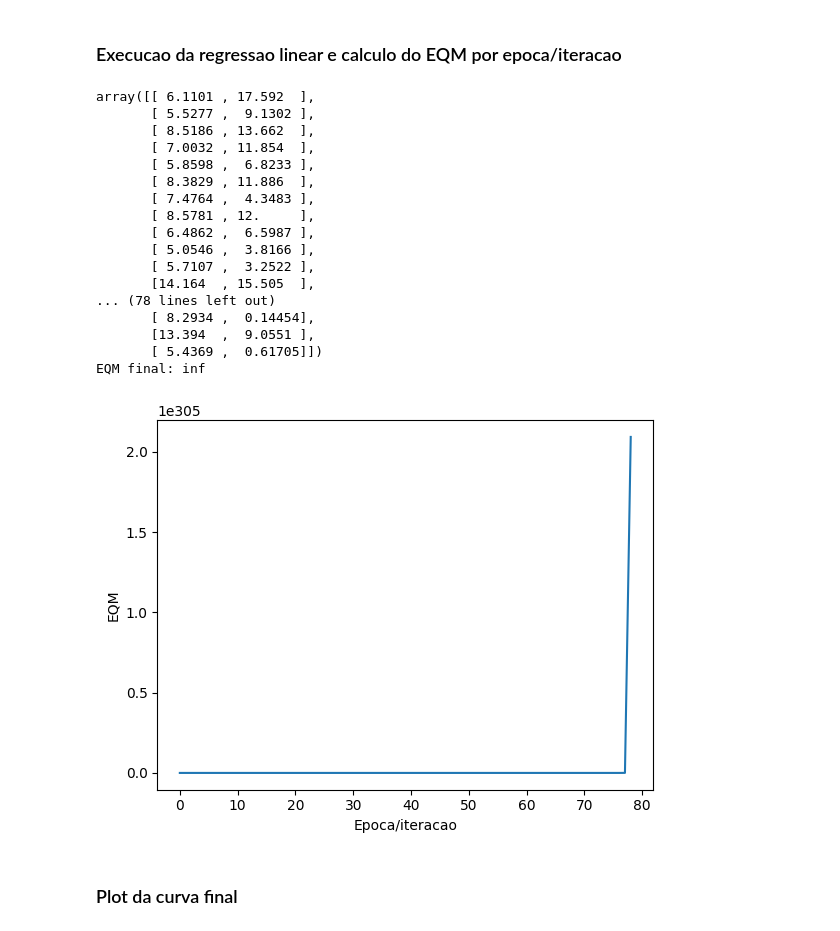
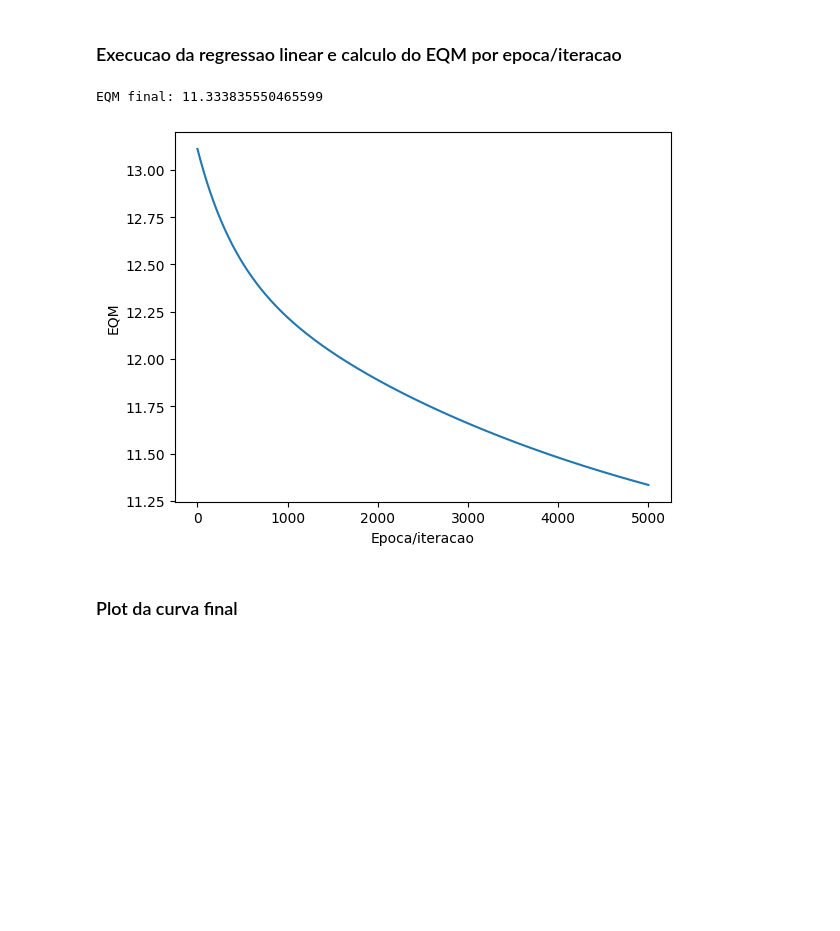
Before and after one commit to JoaoCosme/IA-UFRGS-2022-1, a Jupyter notebook: Trab-3/alegrete.ipynb, the cells around one changed output. Drawn from its saved outputs; the diff is of its cells as text; code cells hidden in the pictures; blank space fills up the shorter version.

```diff
--- a/Trab-3/alegrete.ipynb
+++ b/Trab-3/alegrete.ipynb
@@ -43,40 +43,24 @@ plt.show()
 ### Execucao da regressao linear e calculo do EQM por epoca/iteracao
 # %%
 theta_0s, theta_1s = alegrete.fit(
-    quiz_data, theta_0=0, theta_1=0,
-    alpha=0.5, num_iterations=100, normalize_features=True
+    quiz_data, theta_0=random.random(), theta_1=random.random(),
+    alpha=0.01, num_iterations=5000, normalize_features=True
 )
 
 # valores finais de theta0 e theta1
 final_th0, final_th1 = theta_0s[-1], theta_1s[-1]
 
 mse_list = [alegrete.compute_mse(th0, th1, quiz_data) for th0, th1 in zip(theta_0s, theta_1s)]
 print(f"EQM final: {mse_list[-1]}")
 
 
 plt.plot(mse_list)
 plt.xlabel('Epoca/iteracao')
 plt.ylabel('EQM')
 plt.show()
 # %% [output]
-array([[ 6.1101 , 17.592  ],
-       [ 5.5277 ,  9.1302 ],
-       [ 8.5186 , 13.662  ],
-       [ 7.0032 , 11.854  ],
-       [ 5.8598 ,  6.8233 ],
-       [ 8.3829 , 11.886  ],
-       [ 7.4764 ,  4.3483 ],
-       [ 8.5781 , 12.     ],
-       [ 6.4862 ,  6.5987 ],
-       [ 5.0546 ,  3.8166 ],
-       [ 5.7107 ,  3.2522 ],
-       [14.164  , 15.505  ],
-... (78 lines left out)
-       [ 8.2934 ,  0.14454],
-       [13.394  ,  9.0551 ],
-       [ 5.4369 ,  0.61705]])
-EQM final: inf
+EQM final: 11.333835550465599
-[figure, old version]
+[figure, new version]
 # %% [markdown]
 ### Plot da curva final
 # %%
```
Also changed, not shown: parts of 1 cell of this notebook, 7 other files.
